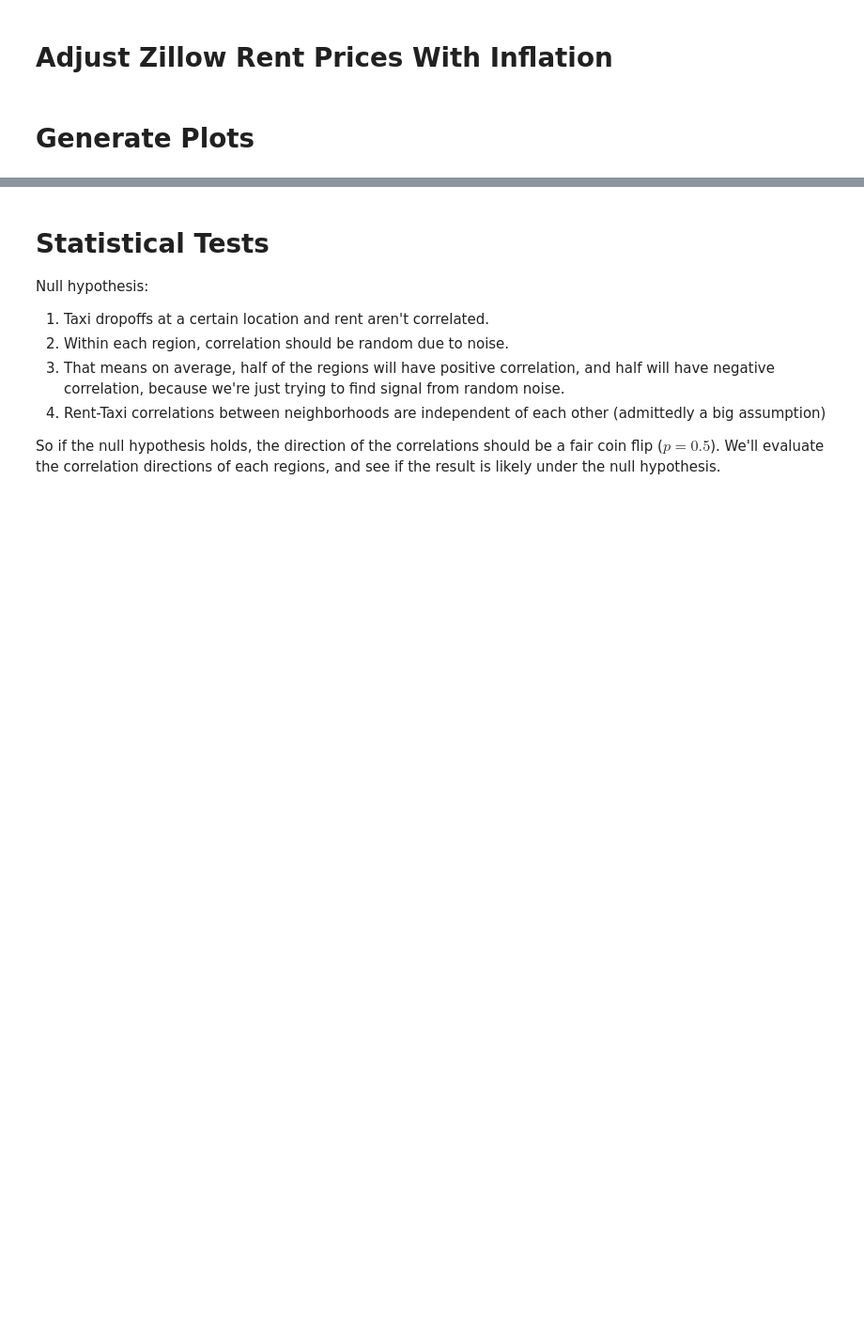
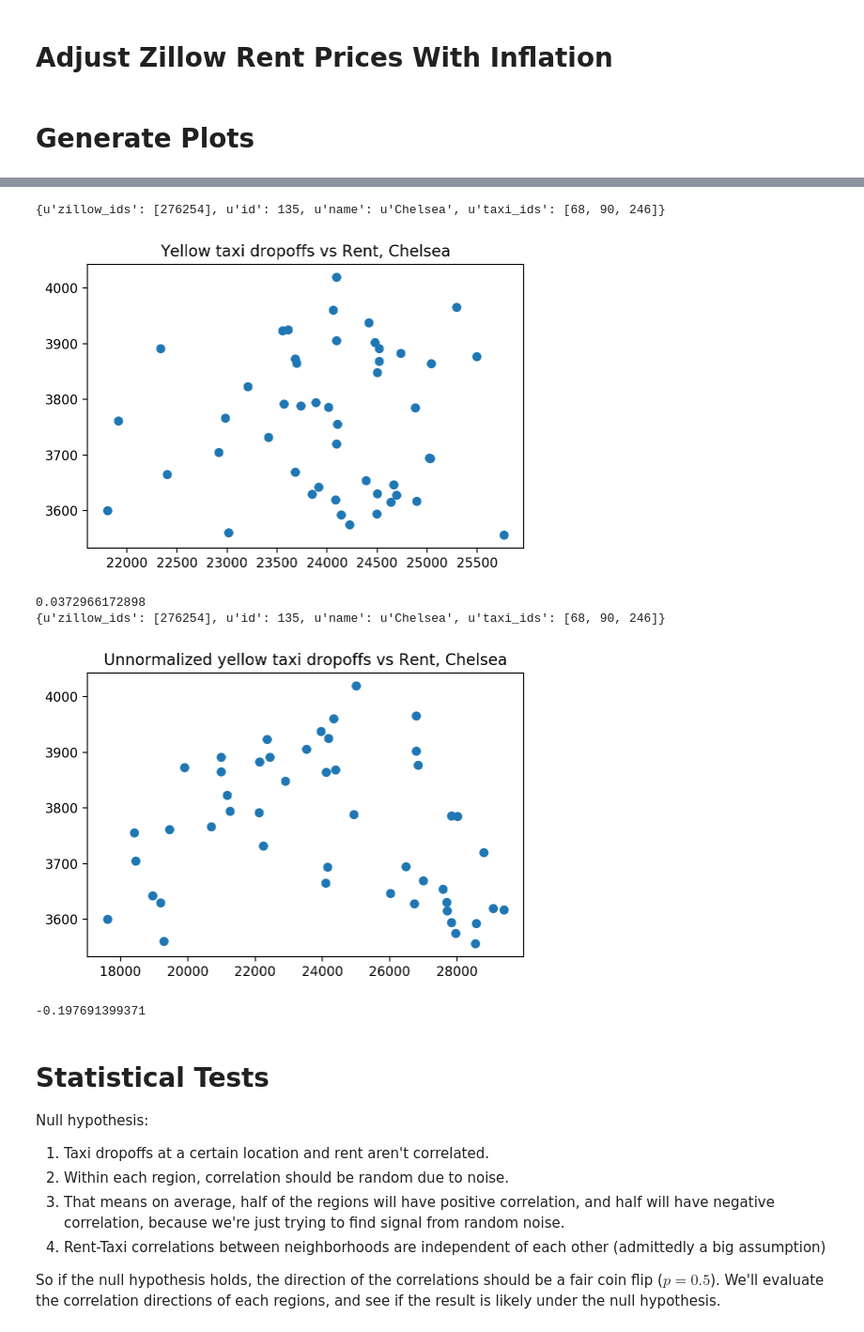
Before and after one commit to ds1004-sp17/ds1004, a Jupyter notebook: deliverable2/rent_hypothesis.ipynb, the cells around one changed output, grey strips where cells are left out. Shown at 94% size. Saved outputs shown, nothing was run; the diff lists cells and outputs as text; code cells hidden in the pictures; blank space fills up the shorter version.

```diff
--- a/deliverable2/rent_hypothesis.ipynb
+++ b/deliverable2/rent_hypothesis.ipynb
@@ -381,3 +330,20 @@ single_location('Williamsburg', zillow_composite, yellow_no_norm,
+# %%
+_ = single_location('Chelsea', zillow_composite, yellow,
+                None,
+                None,
+                'Yellow taxi dropoffs vs Rent, Chelsea')
+
+_ = single_location('Chelsea', zillow_composite, yellow_no_norm,
+                None,
+                None,
+                'Unnormalized yellow taxi dropoffs vs Rent, Chelsea')
+# %% [output]
+{u'zillow_ids': [276254], u'id': 135, u'name': u'Chelsea', u'taxi_ids': [68, 90, 246]}
+[figure, added]
+0.0372966172898
+{u'zillow_ids': [276254], u'id': 135, u'name': u'Chelsea', u'taxi_ids': [68, 90, 246]}
+[figure, added]
+-0.197691399371
 # %% [markdown]
 # Statistical Tests
 
```
Also changed, not shown: parts of 17 cells of this notebook.
